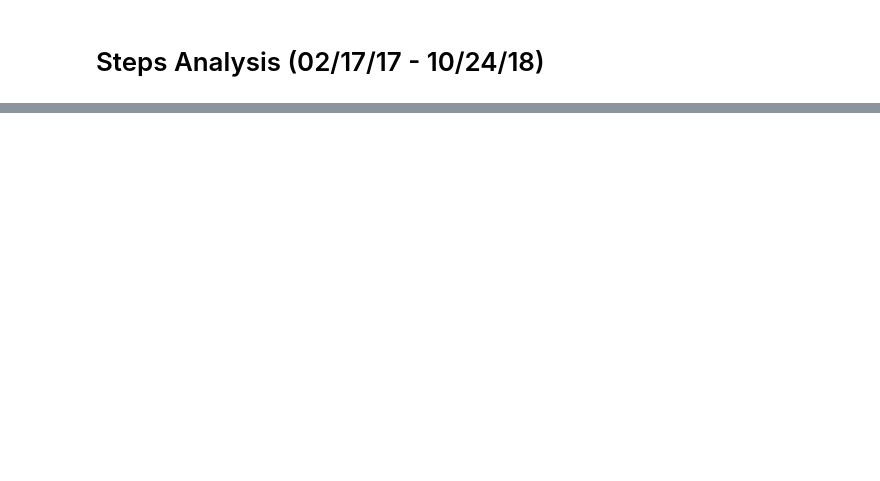
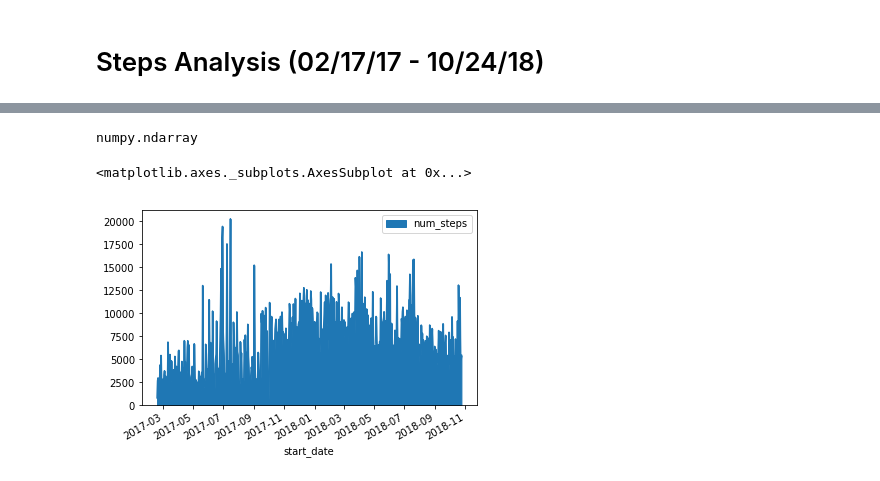
Before and after one commit to Data-is-life/Steps_Analysis, a Jupyter notebook: Steps_analysis.ipynb, the cells around one changed output, grey strips where cells are left out. Drawn from its saved outputs; the diff is of its cells as text; code cells hidden in the pictures; blank space fills up the shorter version.

```diff
--- a/Steps_analysis.ipynb
+++ b/Steps_analysis.ipynb
@@ -282,0 +86,4 @@ start_date != end_date: 0
+# %%
+df = trim_steps_from_overlapping_times(df)
+reset_df(df)
+print_remainder(df)
@@ -282,0 +94,8 @@ start_date != end_date: 0
+# %%
+df['duration'] = np.where(df['start_date'] == df['end_date'],
+                          (df['end_time'] - df['start_time']),
+                          df['duration'])
+# %%
+df = df[df['duration'] > 1.0e-4]
+reset_df(df)
+print_remainder(df)
@@ -287,4 +128,6 @@ df[df['start_date'] == '2018-10-19']
 # %%
 summed_df = df.groupby(by=['start_date', 'end_date']).sum()
+summed_df['steps_per_hour'] = summed_df['num_steps']/summed_df['duration']
+summed_df.reset_index(inplace=True)
 # %%
 summed_df.tail(60)
@@ -292,0 +152,11 @@ summed_df[summed_df['duration'] >= 24]
+# %%
+X = summed_df.start_date.values
+y = df.num_steps.values
+type(y)
+# %% [output]
+numpy.ndarray
+# %%
+summed_df.plot(x='start_date', y='num_steps', kind='area')
+# %% [output]
+<matplotlib.axes._subplots.AxesSubplot at 0x...>
+[figure, added]
```
Also changed, not shown: parts of 34 cells of this notebook, 2 other files.
